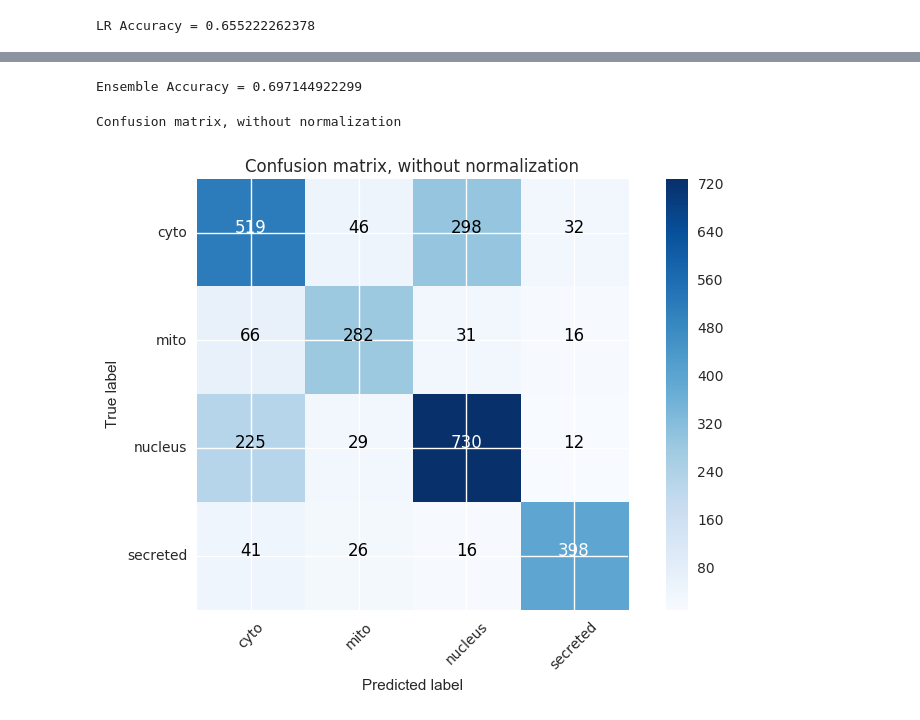
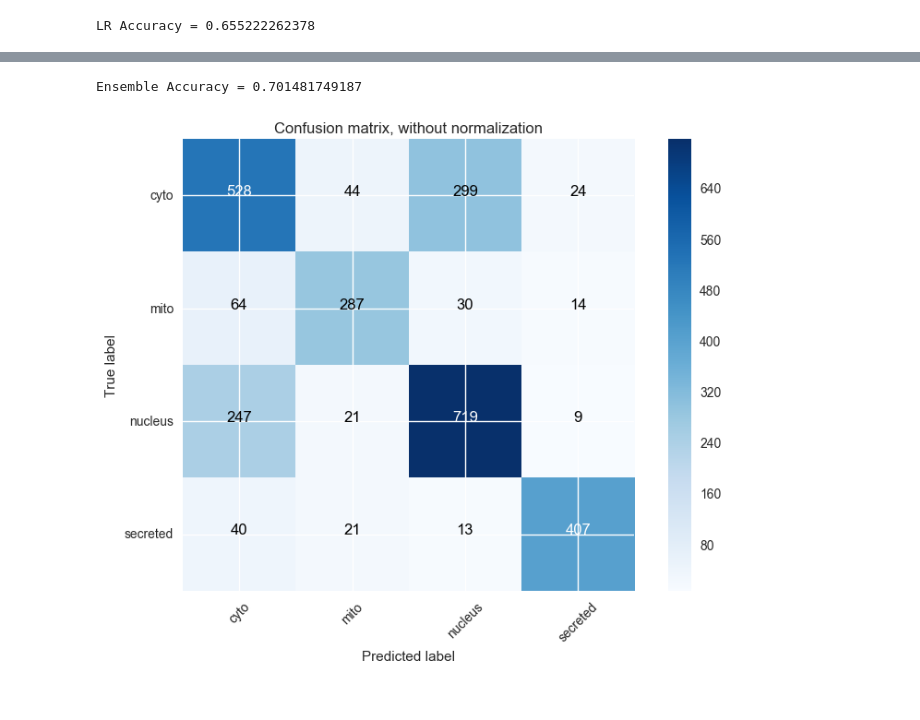
Before and after one commit to SaidAbdullahi/Bioinformatics_Coursework, a Jupyter notebook: Bioinformatics.ipynb, the cells around one changed output, grey strips where cells are left out. Drawn from its saved outputs; the diff is of its cells as text; code cells hidden in the pictures.

```diff
--- a/Bioinformatics.ipynb
+++ b/Bioinformatics.ipynb
@@ -427,7 +372,6 @@ from sklearn.preprocessing import StandardScaler
 features_df_scaled = features_df.copy()
 scaler = StandardScaler().fit(features_df_scaled)
 features_df_scaled = scaler.transform(features_df_scaled)
-features_df_scaled = features_df_scaled
 # %%
 # Split out the test set
 labels = labels[:train_idx]
@@ -452,0 +410,7 @@ LR Accuracy = 0.655222262378
+# %%
+# Optimal parameters
+param_df = pd.DataFrame()
+param_df = param_df.from_csv('OptimizedEnsembleParams.csv')
+opt_params = param_df.iloc[0][2:]
+opt_params_df = pd.DataFrame(opt_params).T
+opt_params_df
@@ -598,13 +819,13 @@ plt.show()
 # %%
 # Drop useless features before running the ensemble
-for i in useless:
-    X = X.drop(X.columns[i], 1)
+# for i,j in useless:
+#     X_train = X_train.drop(X_train.columns[i], 1)
 
 # Fit ensemble and predict
 y_pred_eclf = eclf.fit(X_train, y_train).predict(X_test)
 print('Ensemble Accuracy =', metrics.accuracy_score(y_test, y_pred_eclf))
 # %% [output]
-Ensemble Accuracy = 0.697144922299
+Ensemble Accuracy = 0.701481749187
 # %%
 # Confusion matrix
 cnf = metrics.confusion_matrix(y_test, y_pred_eclf)
@@ -612,36 +833,35 @@ cnf = metrics.confusion_matrix(y_test, y_pred_eclf)
 # Plot confusion matrix courtesy of sklearn docs
 def plot_confusion_matrix(cm, classes,
                           normalize=False,
                           title='Confusion matrix',
                           cmap=plt.cm.Blues):
 
     plt.imshow(cm, interpolation='nearest', cmap=cmap)
     plt.title(title)
     plt.colorbar()
     tick_marks = np.arange(len(classes))
     plt.xticks(tick_marks, classes, rotation=45)
     plt.yticks(tick_marks, classes)
 
     if normalize:
         cm = cm.astype('float') / cm.sum(axis=1)[:, np.newaxis]
 
     thresh = cm.max() / 2.
     for i, j in itertools.product(range(cm.shape[0]), range(cm.shape[1])):
         plt.text(j, i, cm[i, j],
                  horizontalalignment="center",
                  color="white" if cm[i, j] > thresh else "black")
 
     plt.tight_layout()
     plt.ylabel('True label')
     plt.xlabel('Predicted label')
 
-plt.figure()
+plt.figure(figsize=(8,6))
 plot_confusion_matrix(cnf, classes=labels.unique().tolist(),
                       title='Confusion matrix, without normalization')
 plt.show()
 # %% [output]
-Confusion matrix, without normalization
-[figure, old version]
+[figure, new version]
 # %%
 # Evaluation Metrics
 print(metrics.classification_report(y_test, y_pred_eclf))
```
Also changed, not shown: parts of 39 cells of this notebook.
